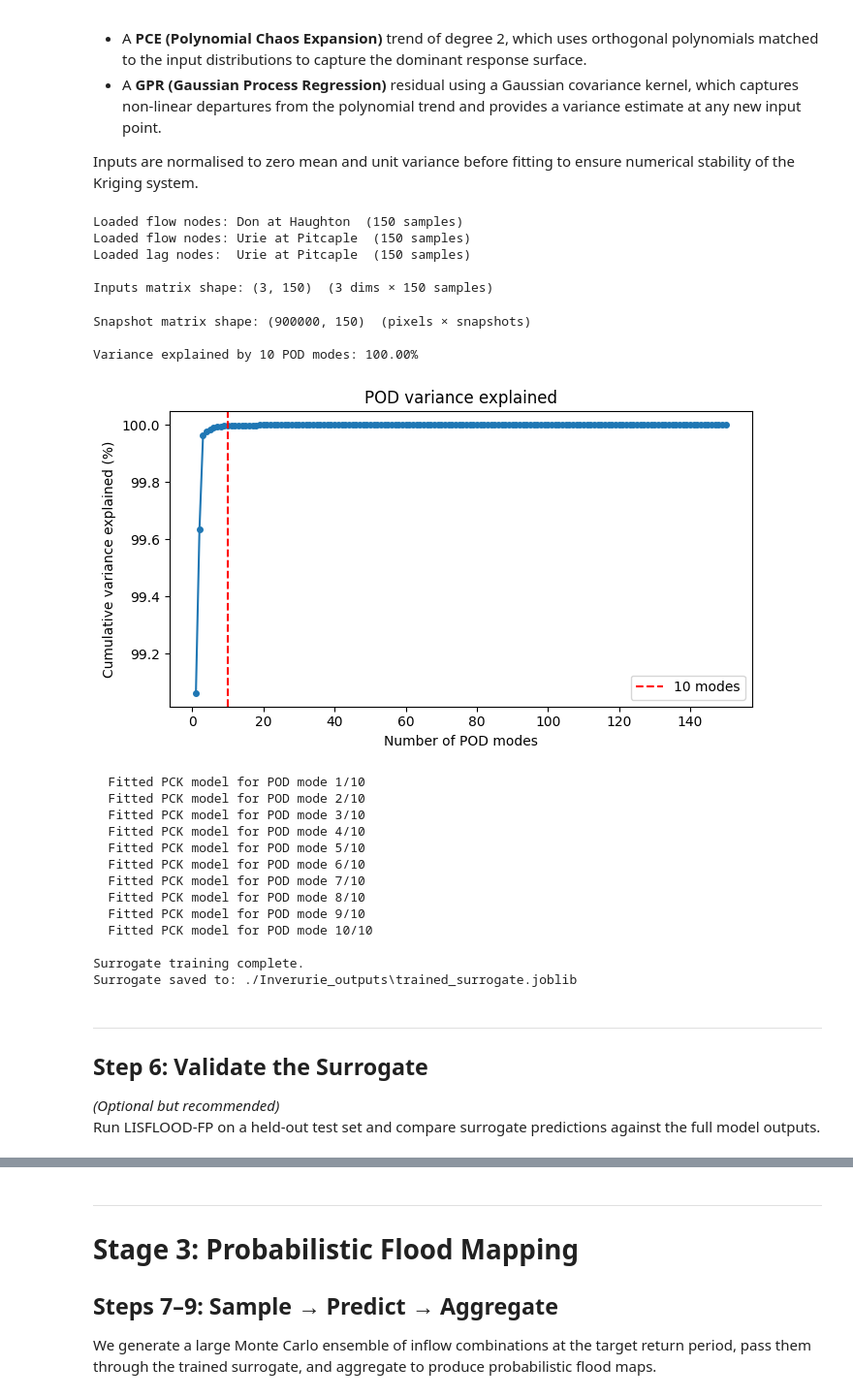
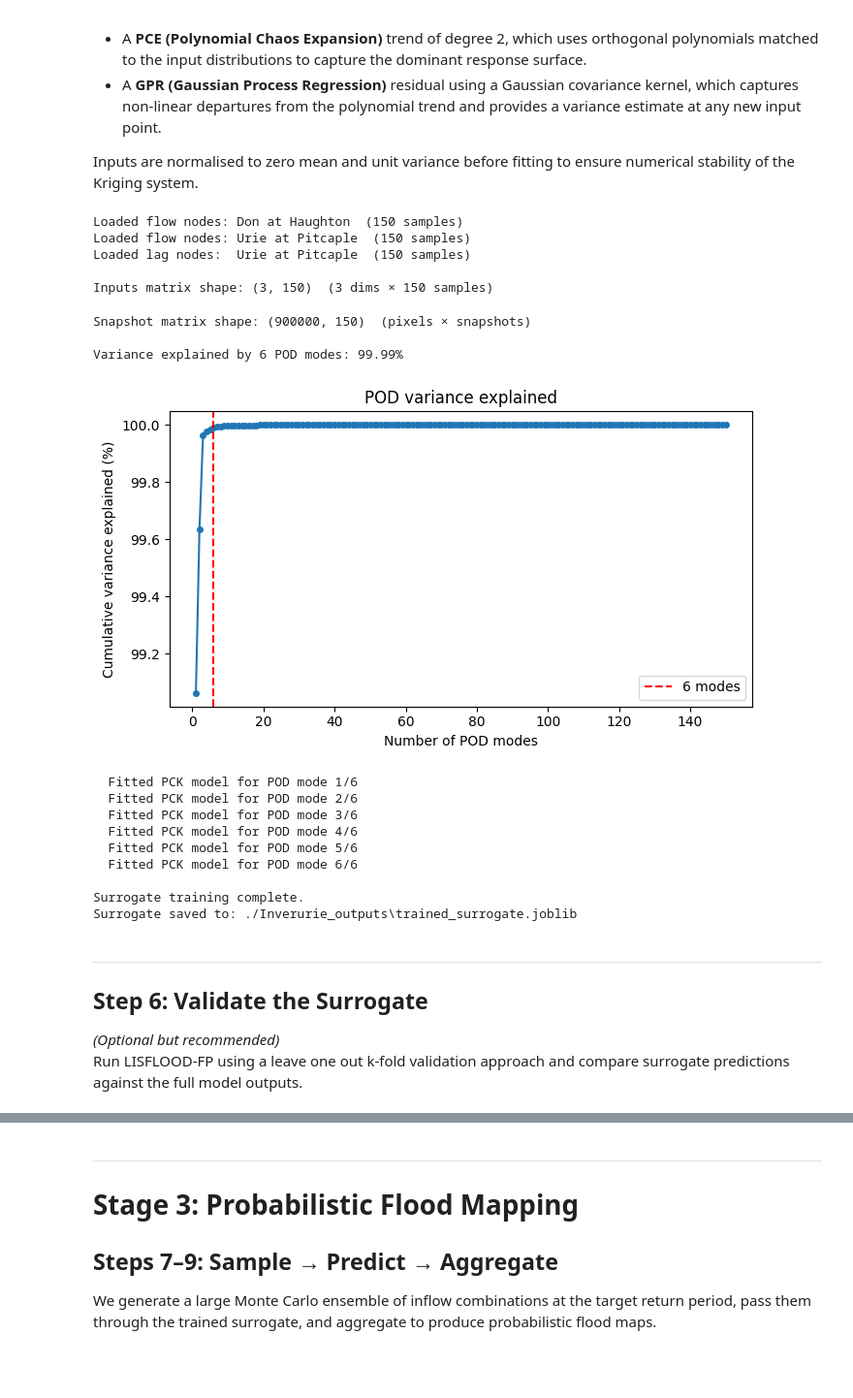
Before and after one commit to Nina3211/case_study_inverurie, a Jupyter notebook: Case_study_v2.ipynb, the cells around one changed output, grey strips where cells are left out. Shown at 97% size. Saved outputs shown, nothing was run; the diff lists cells and outputs as text; code cells hidden in the pictures; blank space fills up the shorter version.

```diff
--- a/Case_study_v2.ipynb
+++ b/Case_study_v2.ipynb
@@ -722,36 +726,36 @@ if missing:
 snapshot_matrix = np.array(snapshots).T
 print(f"Snapshot matrix shape: {snapshot_matrix.shape}  (pixels × snapshots)")
 
 # POD via SVD
-N_POD_MODES = 10
+N_POD_MODES = 6
 U, S, Vt = svd(snapshot_matrix, full_matrices=False)
 pod_coefficients = np.dot(U.T, snapshot_matrix)
 pod_coeff_trunc  = pod_coefficients[:N_POD_MODES, :].T
 
 explained = np.cumsum(S**2) / np.sum(S**2)
 print(f"\nVariance explained by {N_POD_MODES} POD modes: {explained[N_POD_MODES-1]*100:.2f}%")
 
 # Plot explained variance
 plt.figure(figsize=(7, 4))
 plt.plot(range(1, len(S)+1), np.cumsum(S**2)/np.sum(S**2)*100, marker='o', markersize=4)
 plt.axvline(N_POD_MODES, color='red', linestyle='--', label=f'{N_POD_MODES} modes')
 plt.xlabel('Number of POD modes')
 plt.ylabel('Cumulative variance explained (%)')
 plt.title('POD variance explained')
 plt.legend()
 plt.tight_layout()
 plt.savefig(os.path.join(FIGURES_DIR, "pod_variance_explained.png"), dpi=150)
 plt.show()
 # %% [output]
 Loaded flow nodes: Don at Haughton  (150 samples)
 Loaded flow nodes: Urie at Pitcaple  (150 samples)
 Loaded lag nodes:  Urie at Pitcaple  (150 samples)
 
 Inputs matrix shape: (3, 150)  (3 dims × 150 samples)
 Snapshot matrix shape: (900000, 150)  (pixels × snapshots)
 
-Variance explained by 10 POD modes: 100.00%
+Variance explained by 6 POD modes: 99.99%
-[figure, old version]
+[figure, new version]
 # %%
 # Fit PCK surrogate
 n_dims = inputs_matrix.shape[0]
@@ -804,16 +808,12 @@ joblib.dump({
 
 print(f"Surrogate saved to: {os.path.join(OUTPUT_BASE, 'trained_surrogate.joblib')}")
 # %% [output]
-  Fitted PCK model for POD mode 1/10
-  Fitted PCK model for POD mode 2/10
-  Fitted PCK model for POD mode 3/10
-  Fitted PCK model for POD mode 4/10
-  Fitted PCK model for POD mode 5/10
-  Fitted PCK model for POD mode 6/10
-  Fitted PCK model for POD mode 7/10
-  Fitted PCK model for POD mode 8/10
-  Fitted PCK model for POD mode 9/10
-  Fitted PCK model for POD mode 10/10
+  Fitted PCK model for POD mode 1/6
+  Fitted PCK model for POD mode 2/6
+  Fitted PCK model for POD mode 3/6
+  Fitted PCK model for POD mode 4/6
+  Fitted PCK model for POD mode 5/6
+  Fitted PCK model for POD mode 6/6
 
 Surrogate training complete.
 Surrogate saved to: ./Inverurie_outputs\trained_surrogate.joblib
@@ -821,4 +821,4 @@ Surrogate saved to: ./Inverurie_outputs\trained_surrogate.joblib
 ---
 ## Step 6: Validate the Surrogate
 *(Optional but recommended)*
-Run LISFLOOD-FP on a held-out test set and compare surrogate predictions against the full model outputs.
+Run LISFLOOD-FP using a leave one out k-fold validation approach and compare surrogate predictions against the full model outputs.
```
Also changed, not shown: parts of 3 cells of this notebook.
